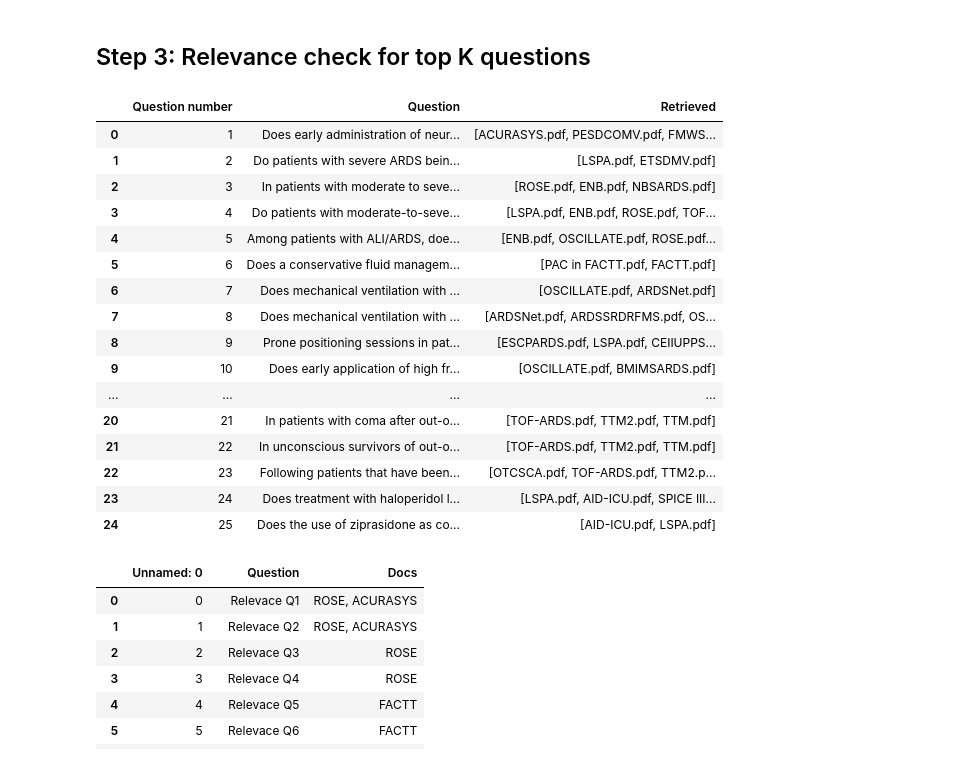
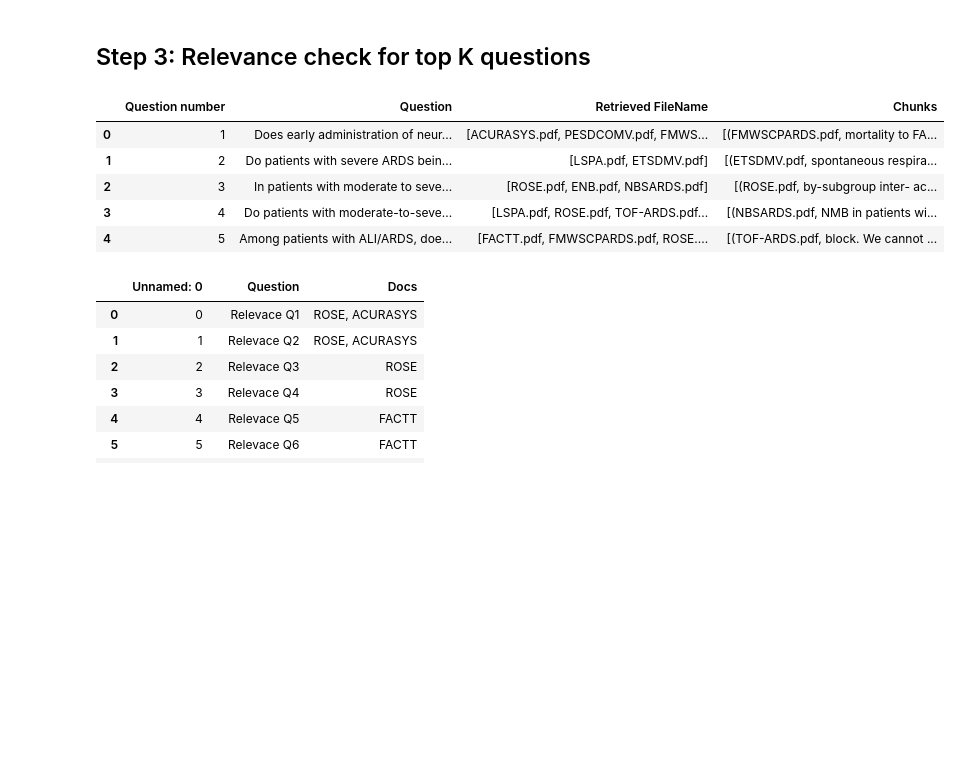
Before and after one commit to BobZhang26/GraphRAG_experiments, a Jupyter notebook: retrieve.ipynb, the cells around one changed output. Saved outputs shown, nothing was run; the diff lists cells and outputs as text; code cells hidden in the pictures; blank space fills up the shorter version.

```diff
--- a/retrieve.ipynb
+++ b/retrieve.ipynb
@@ -66,45 +66,34 @@ def retrieval_rel_docs (graph, questions, top_k=5):
 
         # Generate response for the question
         # context = context_builder(graph, question, method="vector")
-        output = enhanced_chunk_finder(graph, question)
+        filenames , output = enhanced_chunk_finder(graph, question)
         # Extract relevant documents from the response content
         # docs = response.choices[0].message.content  # Adjust this based on the actual response structure
 
         # Append the result to the list
-        results.append({'Question number': question_number, 'Question': question, 'Retrieved': output})
+        results.append({'Question number': question_number, 'Question': question, 'Retrieved FileName': filenames, 'Chunks': output})
 
     # Convert the results to a DataFrame
-    results_df = pd.DataFrame(results, columns=['Question number', 'Question', 'Retrieved'])
+    results_df = pd.DataFrame(results, columns=['Question number', 'Question', 'Retrieved FileName', 'Chunks'])
 
     return results_df
 #retrieval_rel_docs (graph, questions, top_k=1)
 # %%
 # Set pandas display options to show the full text content
 pd.set_option('display.max_colwidth', None)
 pd.set_option('display.max_rows', None)
 pd.set_option('display.max_columns', None)
-topk = 25
+topk = 5
 results_df = retrieval_rel_docs(graph, df_MedQ, top_k=topk)
 results_df
 # results_df.to_csv('./outputs/retrieved_docs_results.csv', index=False)
 # %% [output]
-|  | Question number | Question | Retrieved |
-| 0 | 1 | Does early administration of neur... | [ACURASYS.pdf, PESDCOMV.pdf, FMWS... |
-| 1 | 2 | Do patients with severe ARDS bein... | [LSPA.pdf, ETSDMV.pdf] |
-| 2 | 3 | In patients with moderate to seve... | [ROSE.pdf, ENB.pdf, NBSARDS.pdf] |
-| 3 | 4 | Do patients with moderate-to-seve... | [LSPA.pdf, ENB.pdf, ROSE.pdf, TOF... |
-| 4 | 5 | Among patients with ALI/ARDS, doe... | [ENB.pdf, OSCILLATE.pdf, ROSE.pdf... |
-| 5 | 6 | Does a conservative fluid managem... | [PAC in FACTT.pdf, FACTT.pdf] |
-| 6 | 7 | Does mechanical ventilation with ... | [OSCILLATE.pdf, ARDSNet.pdf] |
-| 7 | 8 | Does mechanical ventilation with ... | [ARDSNet.pdf, ARDSSRDRFMS.pdf, OS... |
-| 8 | 9 | Prone positioning sessions in pat... | [ESCPARDS.pdf, LSPA.pdf, CEIIUPPS... |
-| 9 | 10 | Does early application of high fr... | [OSCILLATE.pdf, BMIMSARDS.pdf] |
-| ... | ... | ... | ... |
-| 20 | 21 | In patients with coma after out-o... | [TOF-ARDS.pdf, TTM2.pdf, TTM.pdf] |
-| 21 | 22 | In unconscious survivors of out-o... | [TOF-ARDS.pdf, TTM2.pdf, TTM.pdf] |
-| 22 | 23 | Following patients that have been... | [OTCSCA.pdf, TOF-ARDS.pdf, TTM2.p... |
-| 23 | 24 | Does treatment with haloperidol l... | [LSPA.pdf, AID-ICU.pdf, SPICE III... |
-| 24 | 25 | Does the use of ziprasidone as co... | [AID-ICU.pdf, LSPA.pdf] |
+|  | Question number | Question | Retrieved FileName | Chunks |
+| 0 | 1 | Does early administration of neur... | [ACURASYS.pdf, PESDCOMV.pdf, FMWS... | [(FMWSCPARDS.pdf, mortality to FA... |
+| 1 | 2 | Do patients with severe ARDS bein... | [LSPA.pdf, ETSDMV.pdf] | [(ETSDMV.pdf, spontaneous respira... |
+| 2 | 3 | In patients with moderate to seve... | [ROSE.pdf, ENB.pdf, NBSARDS.pdf] | [(ROSE.pdf, by-subgroup inter- ac... |
+| 3 | 4 | Do patients with moderate-to-seve... | [LSPA.pdf, ROSE.pdf, TOF-ARDS.pdf... | [(NBSARDS.pdf, NMB in patients wi... |
+| 4 | 5 | Among patients with ALI/ARDS, doe... | [FACTT.pdf, FMWSCPARDS.pdf, ROSE.... | [(TOF-ARDS.pdf, block. We cannot ... |
 # %%
 # old results
 old_results = pd.read_csv('./outputs/relevant_docs.csv')
```
Also changed, not shown: 1 other file.
